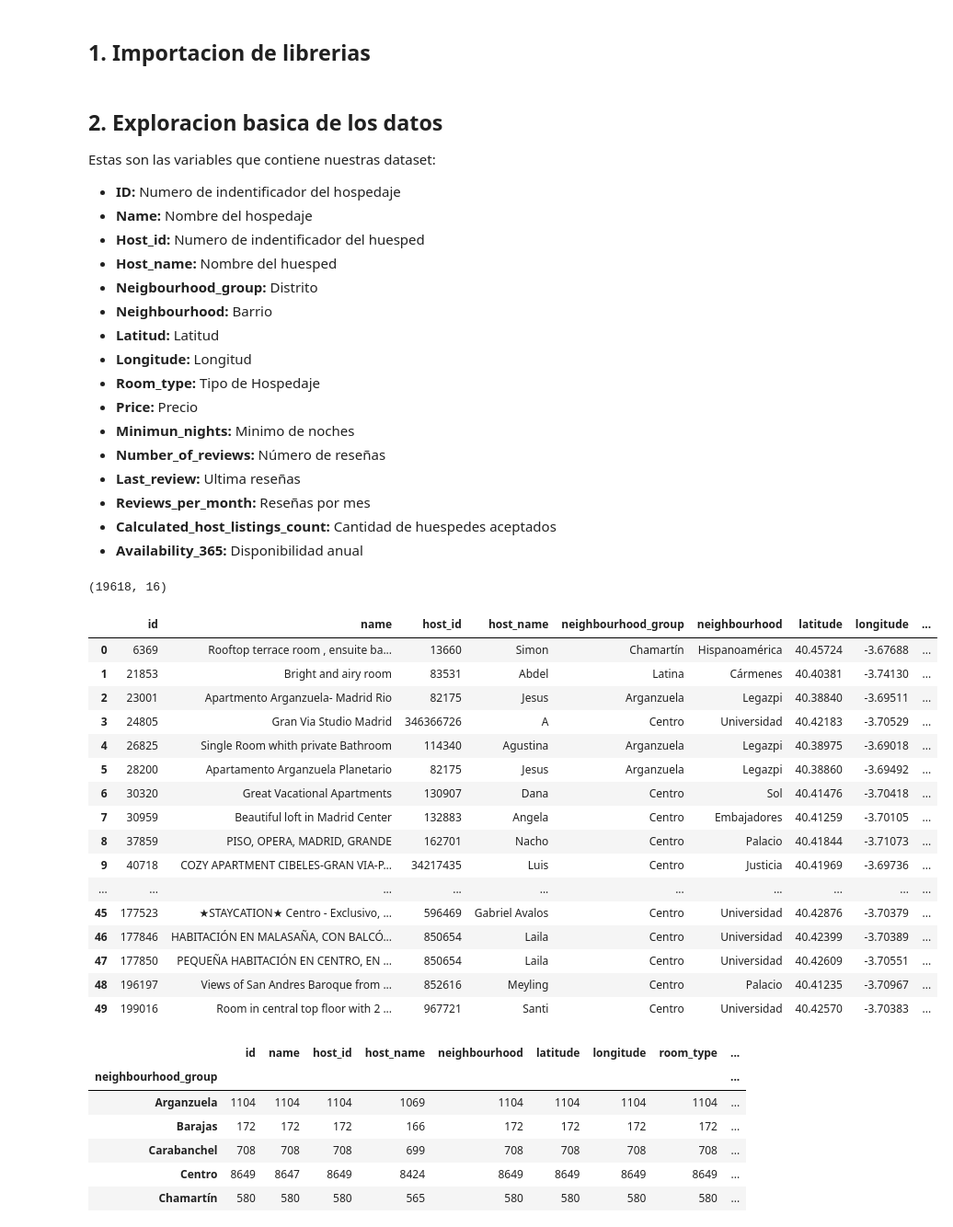
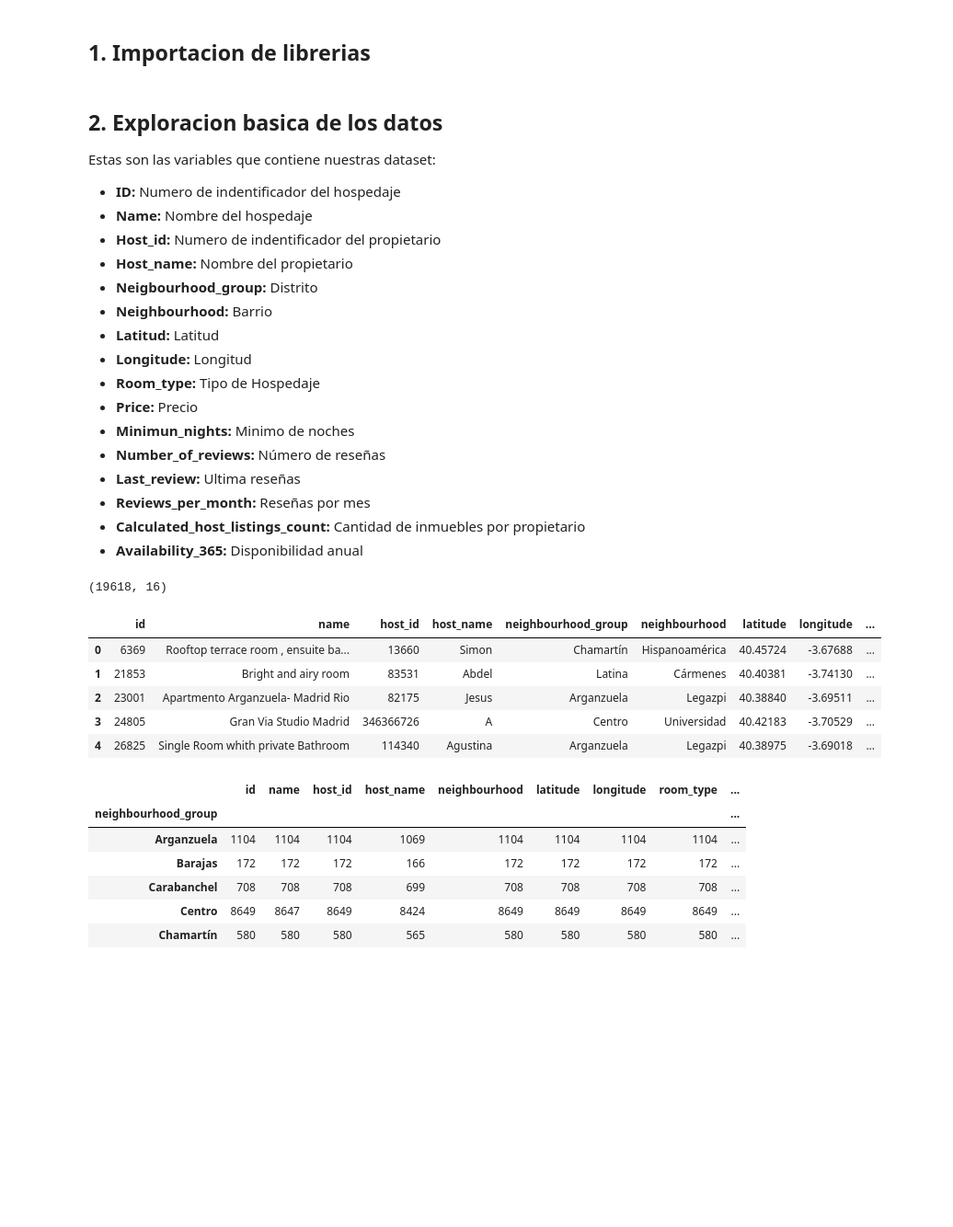
Before and after one commit to Factoria-F5-AI-Bootcamp-1-Edicion/Madrid_AirB-B, a Jupyter notebook: Madrid Airbnb.ipynb, the cells around one changed output. Shown: that part at 92% size. Drawn from its saved outputs; the diff is of its cells as text; code cells hidden in the pictures; blank space fills up the shorter version.

```diff
--- a/Madrid Airbnb.ipynb
+++ b/Madrid Airbnb.ipynb
@@ -13,8 +13,8 @@ Estas son las variables que contiene nuestras dataset:
 
 + **ID:** Numero de indentificador del hospedaje
 + **Name:** Nombre del hospedaje
-+ **Host_id:** Numero de indentificador del huesped
-+ **Host_name:** Nombre del huesped
++ **Host_id:** Numero de indentificador del propietario
++ **Host_name:** Nombre del propietario
 + **Neigbourhood_group:** Distrito
 + **Neighbourhood:** Barrio
 + **Latitud:** Latitud
@@ -25,7 +25,7 @@ Estas son las variables que contiene nuestras dataset:
 + **Number_of_reviews:** Número de reseñas
 + **Last_review:** Ultima reseñas
 + **Reviews_per_month:** Reseñas por mes
-+ **Calculated_host_listings_count:** Cantidad de huespedes aceptados
++ **Calculated_host_listings_count:** Cantidad de inmuebles por propietario
 + **Availability_365:** Disponibilidad anual
 # %%
 # Buenas practicas
@@ -39,23 +39,12 @@ df.shape
 (19618, 16)
 # %%
 # Ver las primeras cinco entradas
-df.head(50)
+df.head(5)
 # %% [output]
 |  | id | name | host_id | host_name | neighbourhood_group | neighbourhood | latitude | longitude | ... |
 | 0 | 6369 | Rooftop terrace room , ensuite ba... | 13660 | Simon | Chamartín | Hispanoamérica | 40.45724 | -3.67688 | ... |
 | 1 | 21853 | Bright and airy room | 83531 | Abdel | Latina | Cármenes | 40.40381 | -3.74130 | ... |
 | 2 | 23001 | Apartmento Arganzuela- Madrid Rio | 82175 | Jesus | Arganzuela | Legazpi | 40.38840 | -3.69511 | ... |
 | 3 | 24805 | Gran Via Studio Madrid | 346366726 | A | Centro | Universidad | 40.42183 | -3.70529 | ... |
 | 4 | 26825 | Single Room whith private Bathroom | 114340 | Agustina | Arganzuela | Legazpi | 40.38975 | -3.69018 | ... |
-| 5 | 28200 | Apartamento Arganzuela Planetario | 82175 | Jesus | Arganzuela | Legazpi | 40.38860 | -3.69492 | ... |
-| 6 | 30320 | Great Vacational Apartments | 130907 | Dana | Centro | Sol | 40.41476 | -3.70418 | ... |
-| 7 | 30959 | Beautiful loft in Madrid Center | 132883 | Angela | Centro | Embajadores | 40.41259 | -3.70105 | ... |
-| 8 | 37859 | PISO, OPERA, MADRID, GRANDE | 162701 | Nacho | Centro | Palacio | 40.41844 | -3.71073 | ... |
-| 9 | 40718 | COZY APARTMENT CIBELES-GRAN VIA-P... | 34217435 | Luis | Centro | Justicia | 40.41969 | -3.69736 | ... |
-| ... | ... | ... | ... | ... | ... | ... | ... | ... | ... |
-| 45 | 177523 | ★STAYCATION★ Centro - Exclusivo, ... | 596469 | Gabriel Avalos | Centro | Universidad | 40.42876 | -3.70379 | ... |
-| 46 | 177846 | HABITACIÓN EN MALASAÑA, CON BALCÓ... | 850654 | Laila | Centro | Universidad | 40.42399 | -3.70389 | ... |
-| 47 | 177850 | PEQUEÑA HABITACIÓN EN CENTRO, EN ... | 850654 | Laila | Centro | Universidad | 40.42609 | -3.70551 | ... |
-| 48 | 196197 | Views of San Andres Baroque from ... | 852616 | Meyling | Centro | Palacio | 40.41235 | -3.70967 | ... |
-| 49 | 199016 | Room in central top floor with 2 ... | 967721 | Santi | Centro | Universidad | 40.42570 | -3.70383 | ... |
 # %%
```
Also changed, not shown: parts of 10 cells of this notebook.
